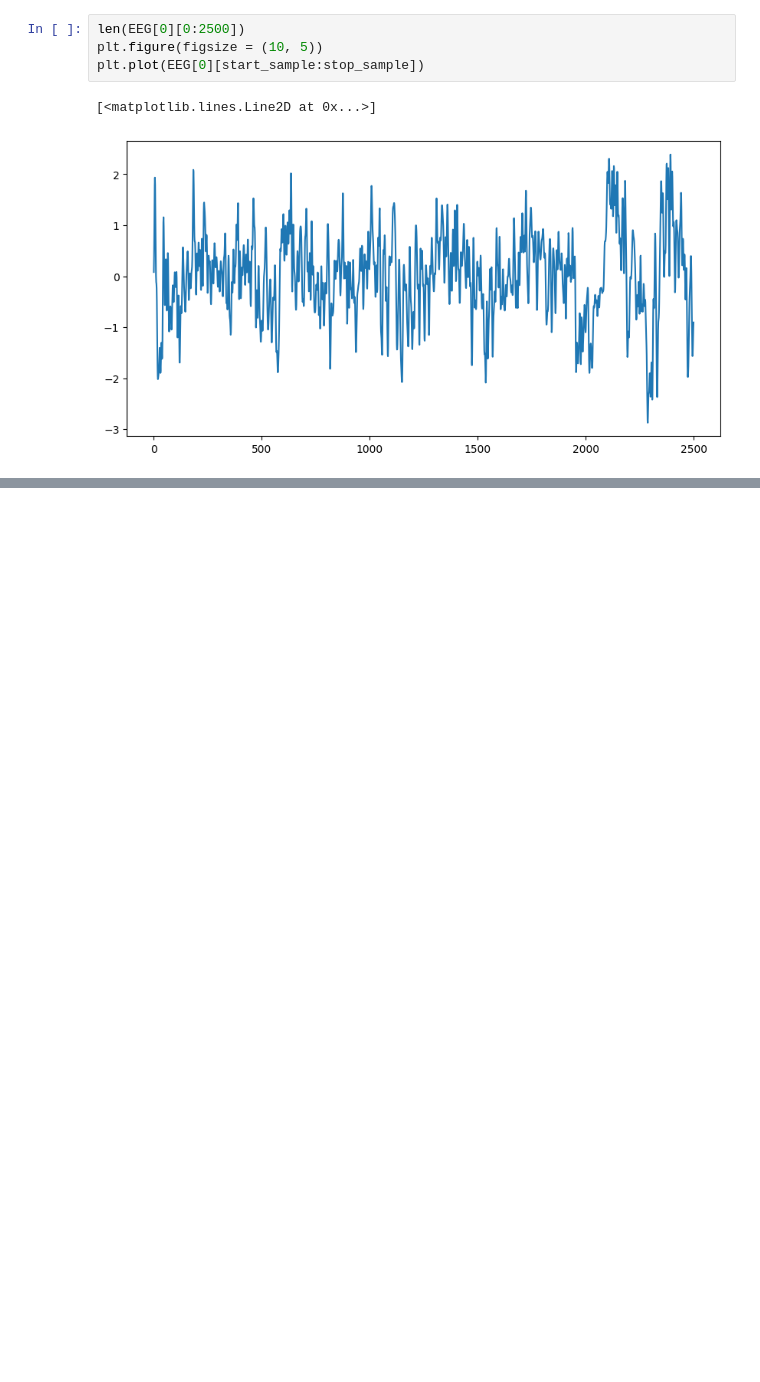
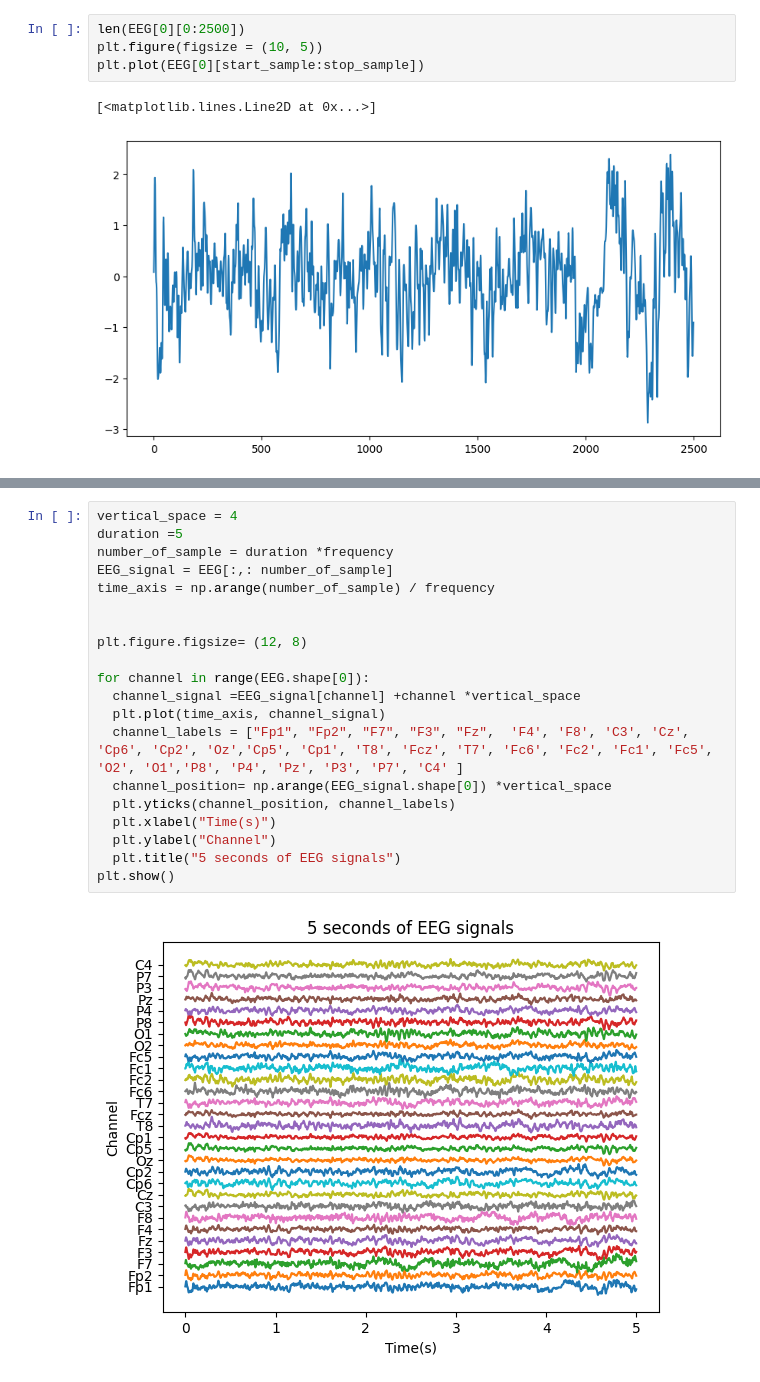
Before and after one commit to ShahabSN/Computational-Neuroscience-, a Jupyter notebook: CNSci_2.ipynb, the cells around one changed output, grey strips where cells are left out. Drawn from its saved outputs; the diff is of its cells as text; blank space fills up the shorter version.

```diff
--- a/CNSci_2.ipynb
+++ b/CNSci_2.ipynb
@@ -123,0 +185,22 @@ plt.plot(EEG[0][start_sample:stop_sample])
+# %%
+vertical_space = 4
+duration =5
+number_of_sample = duration *frequency
+EEG_signal = EEG[:,: number_of_sample]
+time_axis = np.arange(number_of_sample) / frequency
+
+
+plt.figure.figsize= (12, 8)
+
+for channel in range(EEG.shape[0]):
+  channel_signal =EEG_signal[channel] +channel *vertical_space
+  plt.plot(time_axis, channel_signal)
+  channel_labels = ["Fp1", "Fp2", "F7", "F3", "Fz",  'F4', 'F8', 'C3', 'Cz', 'Cp6', 'Cp2', 'Oz','Cp5', 'Cp1', 'T8', 'Fcz', 'T7', 'Fc6', 'Fc2', 'Fc1', 'Fc5', 'O2', 'O1','P8', 'P4', 'Pz', 'P3', 'P7', 'C4' ]
+  channel_position= np.arange(EEG_signal.shape[0]) *vertical_space
+  plt.yticks(channel_position, channel_labels)
+  plt.xlabel("Time(s)")
+  plt.ylabel("Channel")
+  plt.title("5 seconds of EEG signals")
+plt.show()
+# %% [output]
+[figure, added]
```
Also changed, not shown: parts of 5 cells of this notebook.
